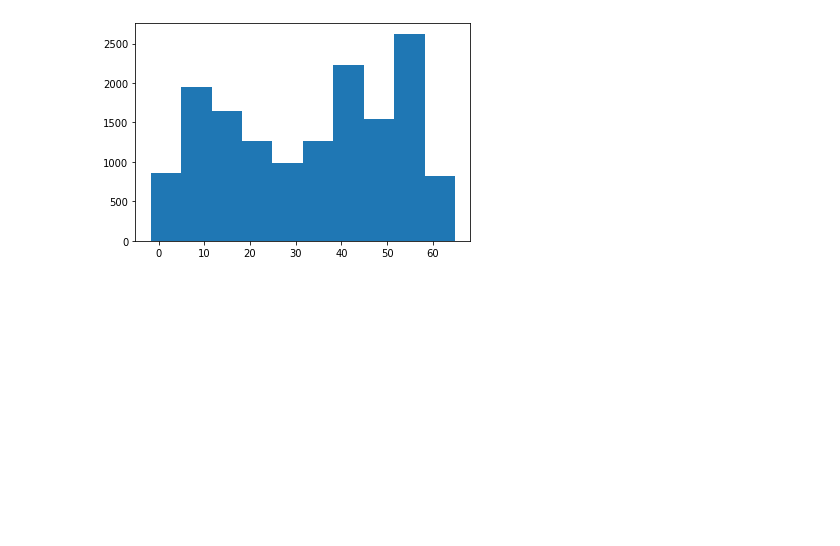
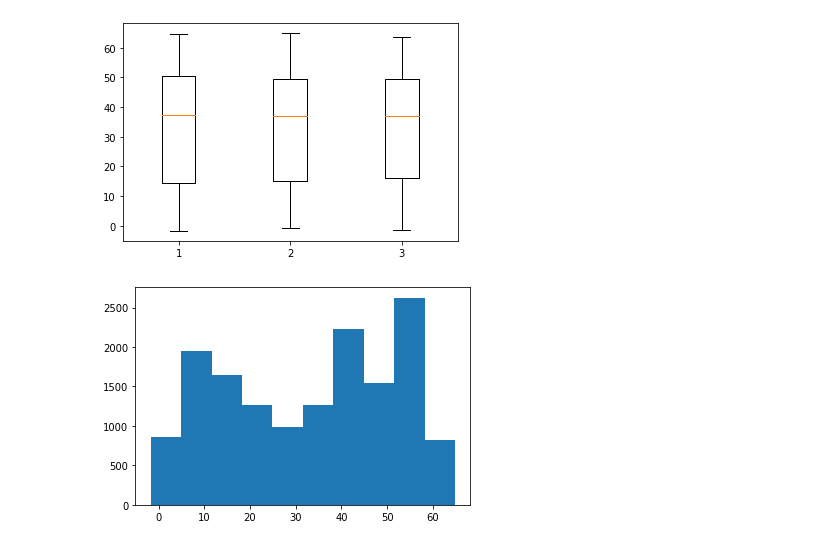
Before and after one commit to marco27183/Probabilistic-AI-Projects, a Jupyter notebook: Task 1/Visualizations.ipynb, the cells around one changed output. Drawn from its saved outputs; the diff is of its cells as text; code cells hidden in the pictures; blank space fills up the shorter version.

```diff
--- a/Task 1/Visualizations.ipynb
+++ b/Task 1/Visualizations.ipynb
@@ -234,0 +242,6 @@ plt.show()
+# %%
+boxplot_df = pd.DataFrame()
+boxplot_df["Train_y"] = train_data.y
+boxplot_df["Test_y"] = test_data.y
+boxplot_df["Predictions"] = predicted_data.y
+boxplot_df.describe()
@@ -235,3 +258,8 @@ plt.show()
+# %%
+plt.boxplot(boxplot_df)
+plt.show()
+# %% [output]
+[figure, added]
 # %%
 plt.hist(train_y)
 plt.show()
```
Also changed, not shown: parts of 18 cells of this notebook, 2 other files.
